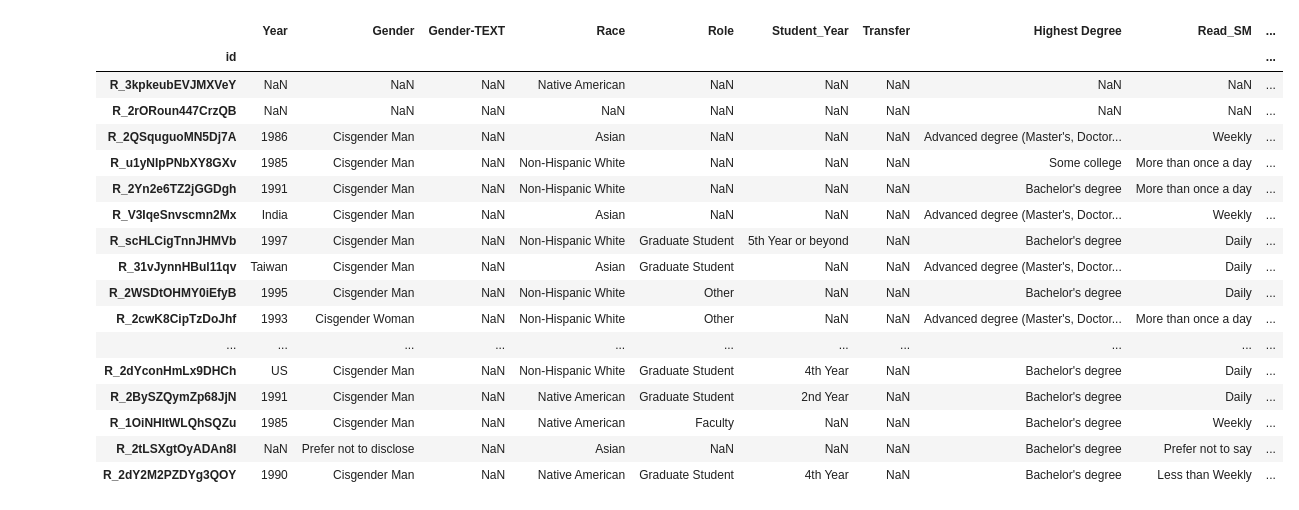
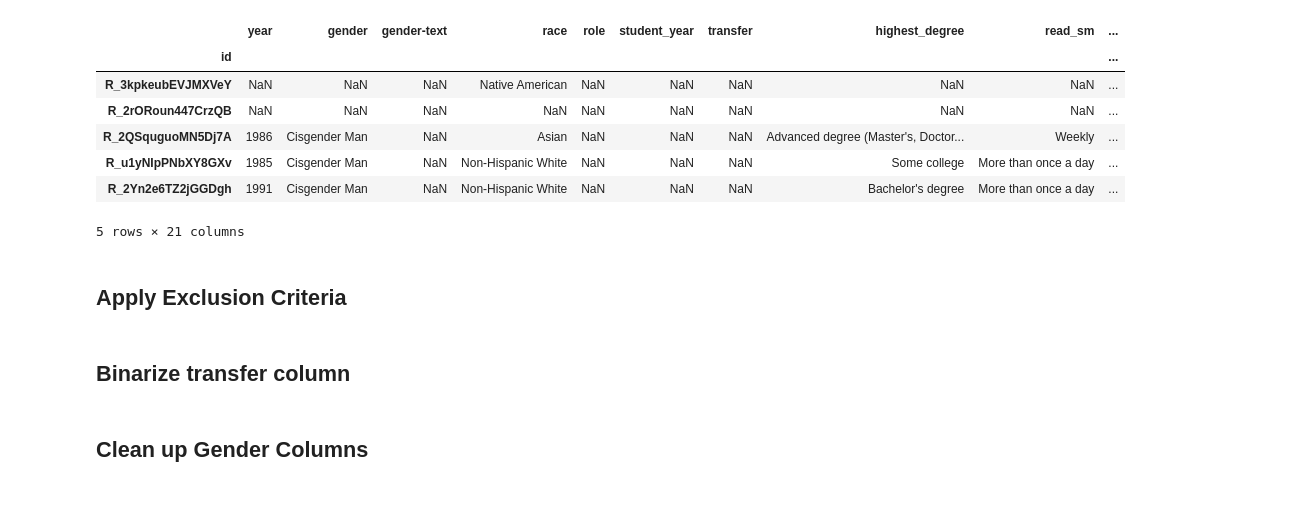
Before and after one commit to swethapola/w241_socialnorms, a Jupyter notebook: Data_Cleaning.ipynb, the cells around one changed output. Drawn from its saved outputs; the diff is of its cells as text; code cells hidden in the pictures.

Commit message:
cleaned data for initial model building

```diff
--- a/Data_Cleaning.ipynb
+++ b/Data_Cleaning.ipynb
@@ -23,14 +27,14 @@ demo = ["_recordId", "QID214_TEXT", "QID367", "QID367_6_TEXT", "QID16", "QID766"
 #support mental health, social distancing, drag to 50, demeaning womxn
 #health eating habits, stop a friend SVSH, recall, receive more info, contacted
 outcomes = ["QID425_1",	"QID426_1",	"QID427_1",	"QID428_1",
-            "QID429_1",	"QID430_1", "QID434", "QID769_TEXT"]
+            "QID429_1",	"QID430_1", "QID432", "QID434", "QID769_TEXT"]
 
-rename_cols = {"_recordId": "id", "QID214_TEXT": "Year", "QID367": "Gender", "QID367_6_TEXT": "Gender-TEXT",
-               "QID16": "Race", "QID766": "Role", "QID767": "Student_Year", "QID768": "Transfer",
-               "QID341":"Highest Degree", "QID251_1":"Read_SM", "QID251_2":"Write_SM",
-               "QID425_1": "Mental_Health",	"QID426_1": "Social_Distancing", "QID427_1":"Drag_50",
-               "QID428_1":"Sexist_Comment", "QID429_1":"Support_Eating", "QID430_1":"Stop_SVSH",
-               "QID434": "Recall", "QID769_TEXT":"Receive_Info"}
+rename_cols = {"_recordId": "id", "QID214_TEXT": "year", "QID367": "gender", "QID367_6_TEXT": "gender-text",
+               "QID16": "race", "QID766": "role", "QID767": "student_year", "QID768": "transfer",
+               "QID341":"highest_degree", "QID251_1":"read_sm", "QID251_2":"write_sm",
+               "QID425_1": "mental_health",	"QID426_1": "social_distancing", "QID427_1":"drag_50",
+               "QID428_1":"sexist_comment", "QID429_1":"support_eating", "QID430_1":"stop_svsh",
+               "QID434": "treat_recall", "QID432": "control_recall", "QID769_TEXT":"receive_info"}
 columns = demo + outcomes
 raw_data = raw_data[columns]
 raw_data = raw_data.rename(columns = rename_cols).set_index("id")
@@ -38,22 +43,14 @@ raw_data = raw_data.rename(columns = rename_cols).set_index("id")
 df = raw_data.join(meta_data)
 # %%
-df
+df.head()
 # %% [output]
-|  | Year | Gender | Gender-TEXT | Race | Role | Student_Year | Transfer | Highest Degree | Read_SM | ... |
+|  | year | gender | gender-text | race | role | student_year | transfer | highest_degree | read_sm | ... |
 | id |  |  |  |  |  |  |  |  |  | ... |
 | R_3kpkeubEVJMXVeY | NaN | NaN | NaN | Native American | NaN | NaN | NaN | NaN | NaN | ... |
 | R_2rORoun447CrzQB | NaN | NaN | NaN | NaN | NaN | NaN | NaN | NaN | NaN | ... |
 | R_2QSquguoMN5Dj7A | 1986 | Cisgender Man | NaN | Asian | NaN | NaN | NaN | Advanced degree (Master's, Doctor... | Weekly | ... |
 | R_u1yNIpPNbXY8GXv | 1985 | Cisgender Man | NaN | Non-Hispanic White | NaN | NaN | NaN | Some college | More than once a day | ... |
 | R_2Yn2e6TZ2jGGDgh | 1991 | Cisgender Man | NaN | Non-Hispanic White | NaN | NaN | NaN | Bachelor's degree | More than once a day | ... |
-| R_V3IqeSnvscmn2Mx | India | Cisgender Man | NaN | Asian | NaN | NaN | NaN | Advanced degree (Master's, Doctor... | Weekly | ... |
-| R_scHLCigTnnJHMVb | 1997 | Cisgender Man | NaN | Non-Hispanic White | Graduate Student | 5th Year or beyond | NaN | Bachelor's degree | Daily | ... |
-| R_31vJynnHBul11qv | Taiwan | Cisgender Man | NaN | Asian | Graduate Student | NaN | NaN | Advanced degree (Master's, Doctor... | Daily | ... |
-| R_2WSDtOHMY0iEfyB | 1995 | Cisgender Man | NaN | Non-Hispanic White | Other | NaN | NaN | Bachelor's degree | Daily | ... |
-| R_2cwK8CipTzDoJhf | 1993 | Cisgender Woman | NaN | Non-Hispanic White | Other | NaN | NaN | Advanced degree (Master's, Doctor... | More than once a day | ... |
-| ... | ... | ... | ... | ... | ... | ... | ... | ... | ... | ... |
-| R_2dYconHmLx9DHCh | US | Cisgender Man | NaN | Non-Hispanic White | Graduate Student | 4th Year | NaN | Bachelor's degree | Daily | ... |
-| R_2BySZQymZp68JjN | 1991 | Cisgender Man | NaN | Native American | Graduate Student | 2nd Year | NaN | Bachelor's degree | Daily | ... |
-| R_1OiNHItWLQhSQZu | 1985 | Cisgender Man | NaN | Native American | Faculty | NaN | NaN | Bachelor's degree | Weekly | ... |
-| R_2tLSXgtOyADAn8I | NaN | Prefer not to disclose | NaN | Asian | NaN | NaN | NaN | Bachelor's degree | Prefer not to say | ... |
-| R_2dY2M2PZDYg3QOY | 1990 | Cisgender Man | NaN | Native American | Graduate Student | 4th Year | NaN | Bachelor's degree | Less than Weekly | ... |
+5 rows × 21 columns
+# %% [markdown]
+## Apply Exclusion Criteria
@@ -59,0 +61,2 @@ df
+# %% [markdown]
+## Binarize transfer column
@@ -59,0 +67,2 @@ df
+# %% [markdown]
+## Clean up Gender Columns
```
Also changed, not shown: parts of 25 cells of this notebook, 1 other file.
